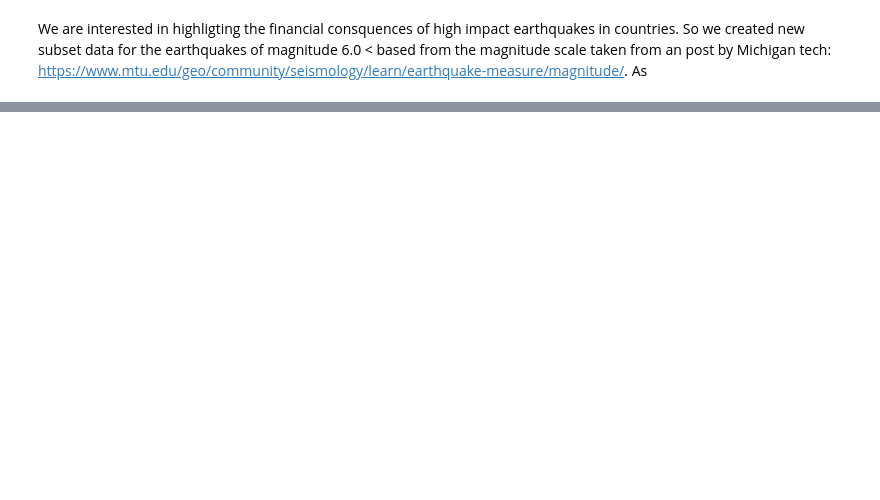
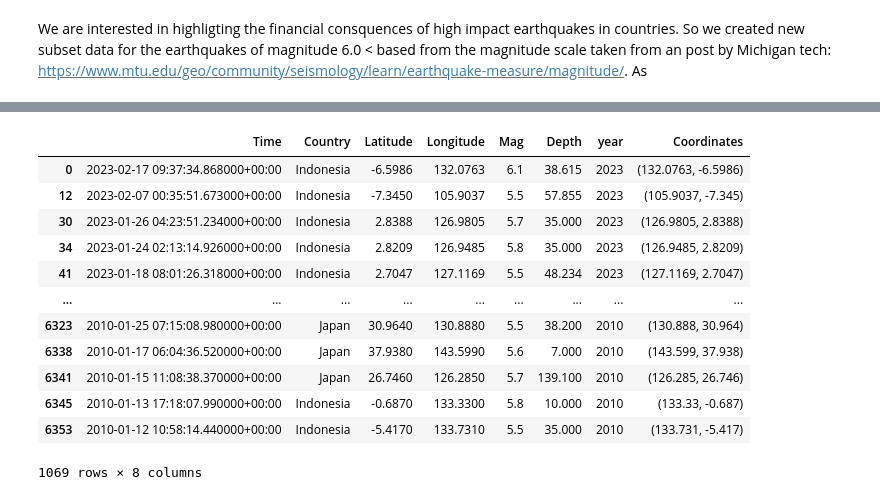
Before and after one commit to Brenda-Source/personal, a Jupyter notebook: project.ipynb, the cells around one changed output, grey strips where cells are left out. Saved outputs shown, nothing was run; the diff lists cells and outputs as text; code cells hidden in the pictures; blank space fills up the shorter version.

```diff
--- a/project.ipynb
+++ b/project.ipynb
@@ -117,7 +115,8 @@ df_EQ_cut.head()
 # %%
-# We filter the dataset from 2013 - 2023
-df_EQ_cut['Time'] = pd.to_datetime(df_EQ_cut['Updated'])
+# We convert out time column
+# We filter the dataset from 2010 - 2023
+df_EQ_cut['Time'] = pd.to_datetime(df_EQ_cut['Time'])
 df_EQ_cut['year'] = df_EQ_cut['Time'].dt.year
-df_filter = df_EQ_cut[df_EQ_cut['Time'].dt.year.between(2013, 2023)]
+df_filter = df_EQ_cut[df_EQ_cut['Time'].dt.year.between(2010, 2023)]
 # %%
 df_EQ_cut['year'].value_counts()
@@ -169,3 +152,0 @@ print(japan_data)
-# %%
-EQ_filter.drop(columns=["Place", "Updated"], inplace=True)
-EQ_filter['year'] = EQ_filter['Time'].dt.year
@@ -210,0 +153,3 @@ Personal Stories of Impact: In addition to visualizations, consider incorporatin
+# %%
+# Then we drop place as it is no longer needed
+EQ_filter.drop(columns=["Place"], inplace=True)
@@ -230,4 +191,4 @@ Removal of rows with country names, such as "Ridge", "region", "nan", "Rise" as
 # %%
 # Removal of of the rows, designated under the country names "Ridge", "Region", "nan", "Rise"
-EQ_filter = EQ_filter[~EQ_filter['Country'].isin(['Ridge', 'region','Rise',np.nan])]
+EQ_filter = EQ_filter[~EQ_filter['Country'].isin(['Ridge', 'region','Rise','nan'])]
 # %%
@@ -402,0 +328,18 @@ fig.show()
+# %%
+# Extracting Japan and Indonesia
+Japan_Indo = EQ_filter[(EQ_filter['Country'].isin(['Japan', 'Indonesia']))]
+Japan_Indo
+# %% [output]
+|  | Time | Country | Latitude | Longitude | Mag | Depth | year | Coordinates |
+| 0 | 2023-02-17 09:37:34.868000+00:00 | Indonesia | -6.5986 | 132.0763 | 6.1 | 38.615 | 2023 | (132.0763, -6.5986) |
+| 12 | 2023-02-07 00:35:51.673000+00:00 | Indonesia | -7.3450 | 105.9037 | 5.5 | 57.855 | 2023 | (105.9037, -7.345) |
+| 30 | 2023-01-26 04:23:51.234000+00:00 | Indonesia | 2.8388 | 126.9805 | 5.7 | 35.000 | 2023 | (126.9805, 2.8388) |
+| 34 | 2023-01-24 02:13:14.926000+00:00 | Indonesia | 2.8209 | 126.9485 | 5.8 | 35.000 | 2023 | (126.9485, 2.8209) |
+| 41 | 2023-01-18 08:01:26.318000+00:00 | Indonesia | 2.7047 | 127.1169 | 5.5 | 48.234 | 2023 | (127.1169, 2.7047) |
+| ... | ... | ... | ... | ... | ... | ... | ... | ... |
+| 6323 | 2010-01-25 07:15:08.980000+00:00 | Japan | 30.9640 | 130.8880 | 5.5 | 38.200 | 2010 | (130.888, 30.964) |
+| 6338 | 2010-01-17 06:04:36.520000+00:00 | Japan | 37.9380 | 143.5990 | 5.6 | 7.000 | 2010 | (143.599, 37.938) |
+| 6341 | 2010-01-15 11:08:38.370000+00:00 | Japan | 26.7460 | 126.2850 | 5.7 | 139.100 | 2010 | (126.285, 26.746) |
+| 6345 | 2010-01-13 17:18:07.990000+00:00 | Indonesia | -0.6870 | 133.3300 | 5.8 | 10.000 | 2010 | (133.33, -0.687) |
+| 6353 | 2010-01-12 10:58:14.440000+00:00 | Indonesia | -5.4170 | 133.7310 | 5.5 | 35.000 | 2010 | (133.731, -5.417) |
+1069 rows × 8 columns
```
Also changed, not shown: parts of 24 cells of this notebook.
